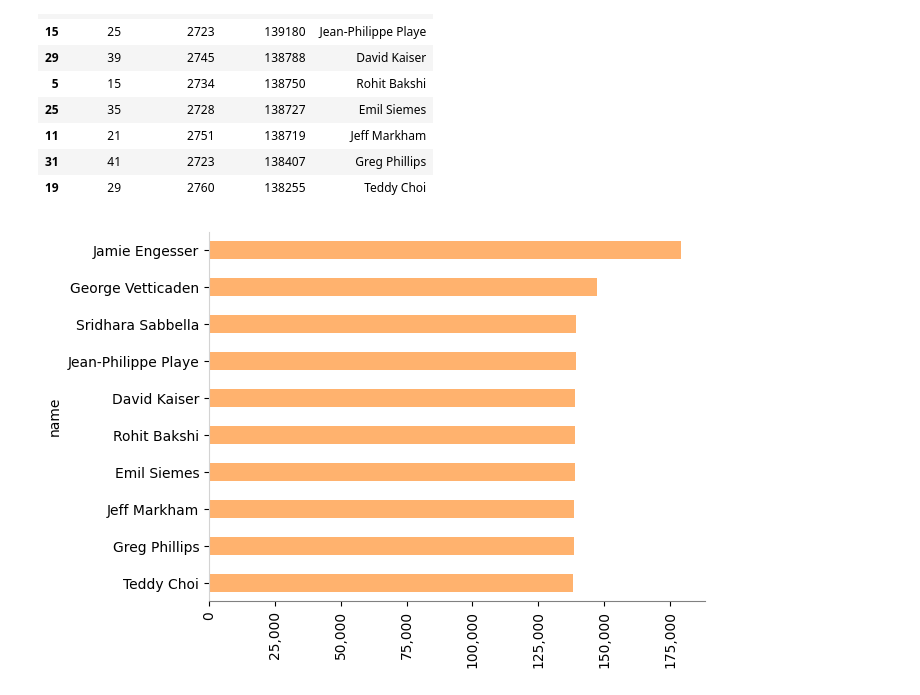
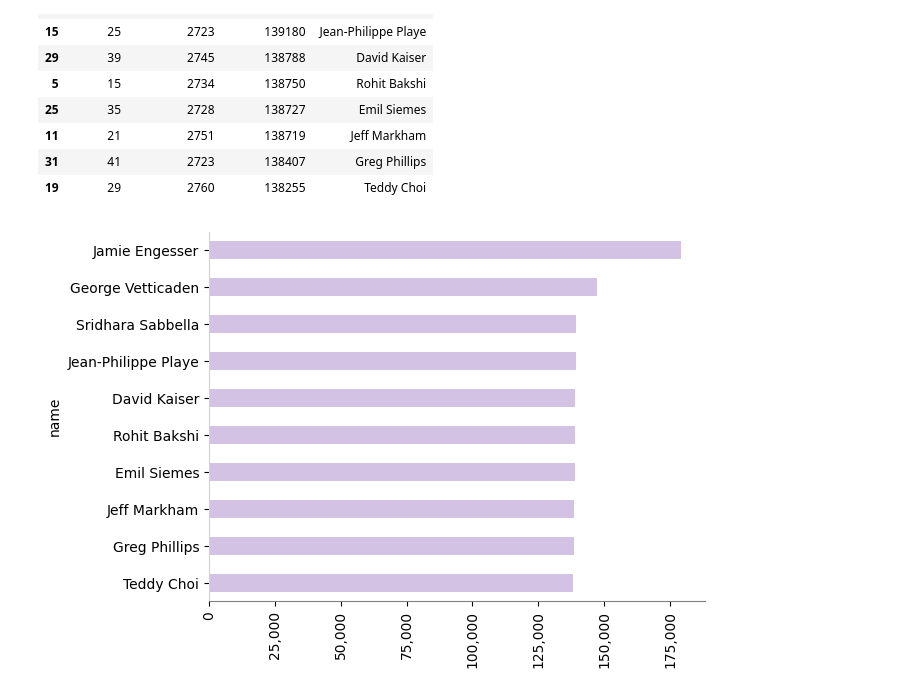
Before and after one commit to 2025-1-analitica-descriptiva/PRE-09-agrupamiento-y-filtrado-en-pandas-Santiagocruz97, a Jupyter notebook: homework/notebook.ipynb, the cells around one changed output. Drawn from its saved outputs; the diff is of its cells as text; code cells hidden in the pictures.

```diff
--- a/homework/notebook.ipynb
+++ b/homework/notebook.ipynb
@@ -206,33 +204,34 @@ top10
 | 31 | 41 | 2723 | 138407 | Greg Phillips |
 | 19 | 29 | 2760 | 138255 | Teddy Choi |
 # %%
-# Creación de un gráfico de barras horizontales
+top10 = summary.sort_values(by="miles-logged", ascending=False).head(10)
+top10# Creación de un gráfico de barras horizontales
 # La columna 'name' pasa a ser el nombre de las filas
 top10 = top10.set_index("name")
 
 # Paleta de colores:
 #   tab:blue     tab:red       tab:pink
 #   tab:orange   tab:purple    tab:gray
 #   tab:green    tab:brown     tab:olive
 #   tab:cyan
-top10["miles-logged"].plot.barh(color="tab:orange", alpha=0.6)
+top10["miles-logged"].plot.barh(color="tab:purple", alpha=0.4)
 
 plt.gca().invert_yaxis()
 
 plt.gca().get_xaxis().set_major_formatter(
     matplotlib.ticker.FuncFormatter(lambda x, p: format(int(x), ","))
 )
 
 plt.xticks(rotation=90)
 
 plt.gca().spines["left"].set_color("lightgray")
 plt.gca().spines["bottom"].set_color("gray")
 plt.gca().spines["top"].set_visible(False)
 plt.gca().spines["right"].set_visible(False)
 
 if not os.path.exists("../files/plots"):
     os.makedirs("../files/plots")
 
 plt.savefig("../files/plots/top10_drivers.png", bbox_inches="tight")
 # %% [output]
-[figure, old version]
+[figure, new version]
```
Also changed, not shown: parts of 1 cell of this notebook, 1 other file.
